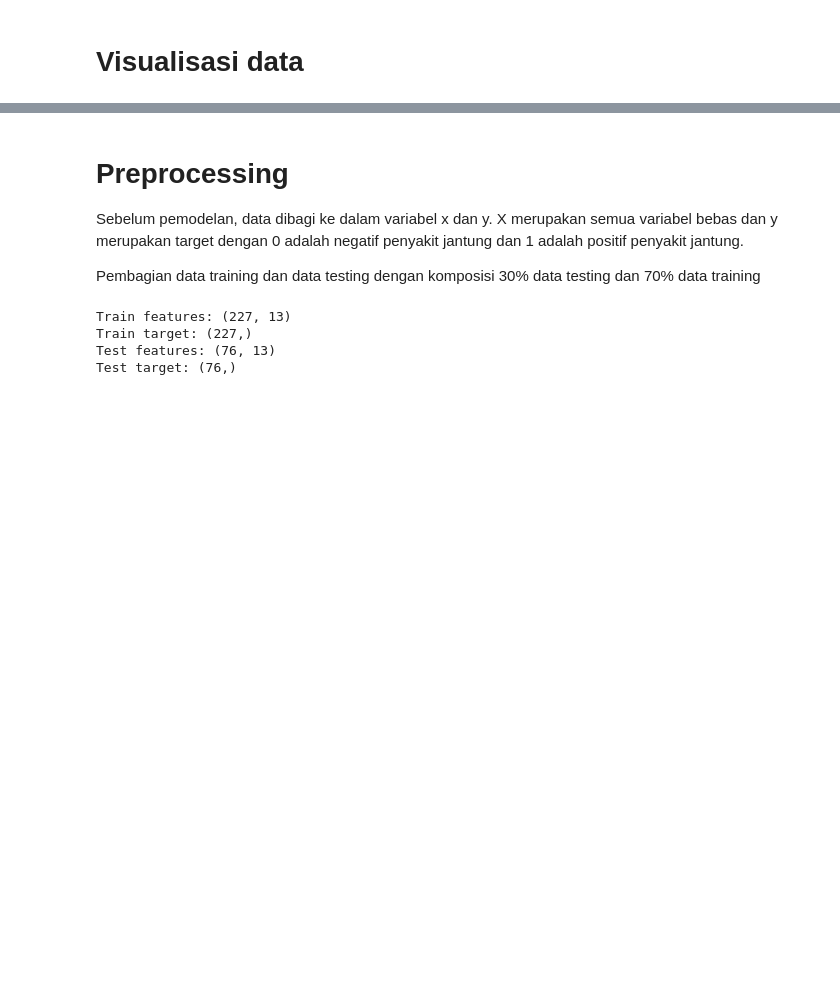
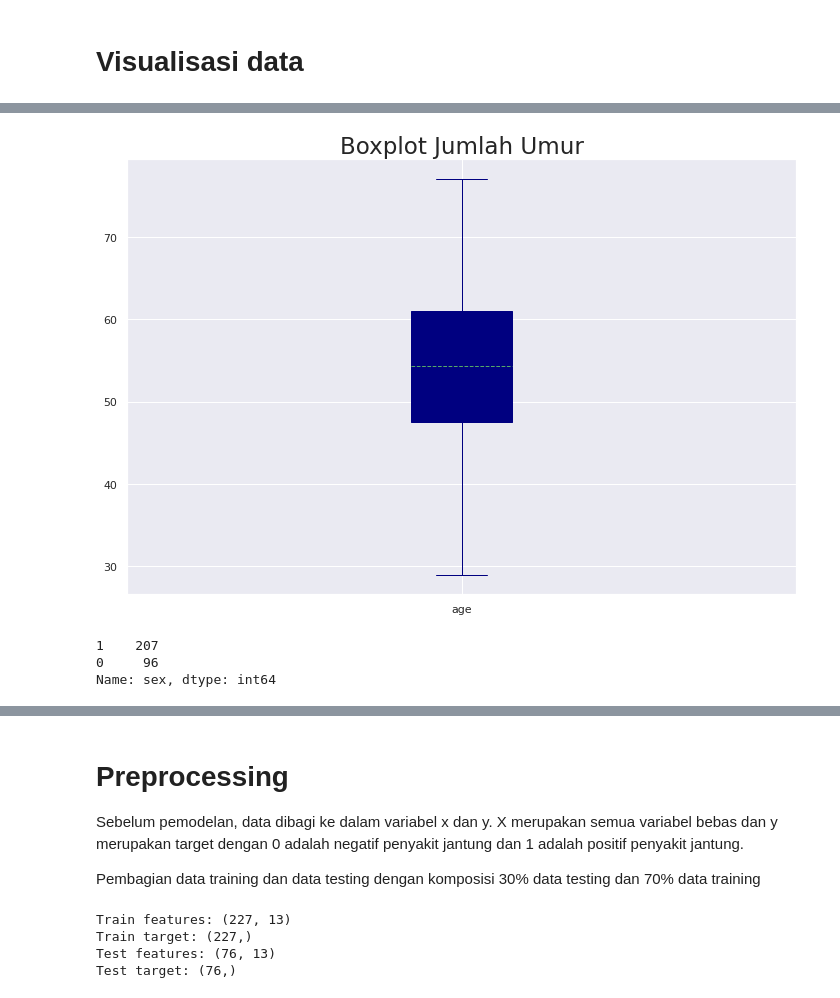
Before and after one commit to wurifah/Bisaai, a Jupyter notebook: klasifikasi_heartdesease.ipynb, the cells around one changed output, grey strips where cells are left out. Cells and saved outputs as stored; diff of their text form; code cells hidden in the pictures; blank space fills up the shorter version.

```diff
--- a/klasifikasi_heartdesease.ipynb
+++ b/klasifikasi_heartdesease.ipynb
@@ -124,0 +143,15 @@ Presentase pasien memiliki penyakit jantung : 54.46%
+# %%
+plt.figure(figsize=(12,8))
+plt.ticklabel_format(style='plain')
+df.boxplot(grid='True',column =['age'], color='navy', patch_artist=True, meanline=True, showmeans=True)
+plt.title('Boxplot Jumlah Umur', fontsize=23)
+plt.show()
+# %% [output]
+[figure, added]
+# %%
+sex_count = df['sex'].value_counts()
+print(sex_count)
+# %% [output]
+1    207
+0     96
+Name: sex, dtype: int64
```
Also changed, not shown: parts of 30 cells of this notebook.
